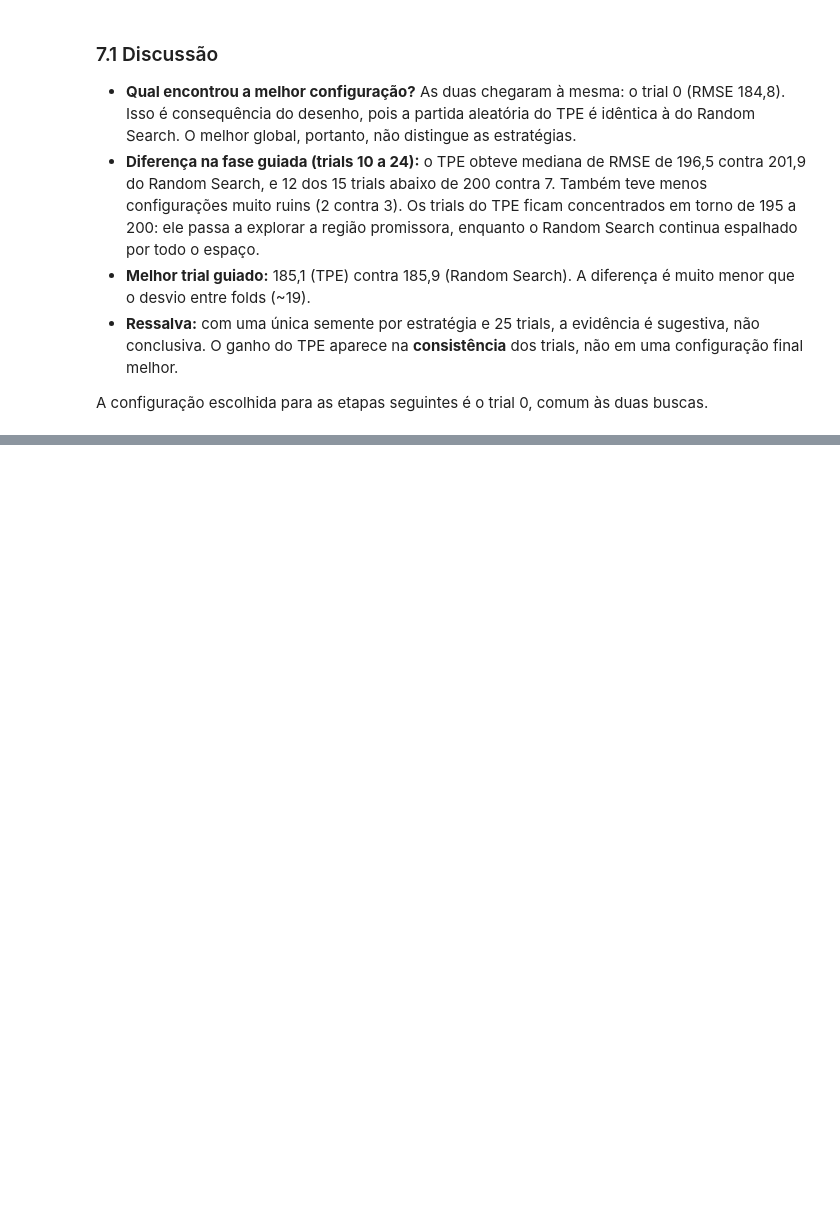
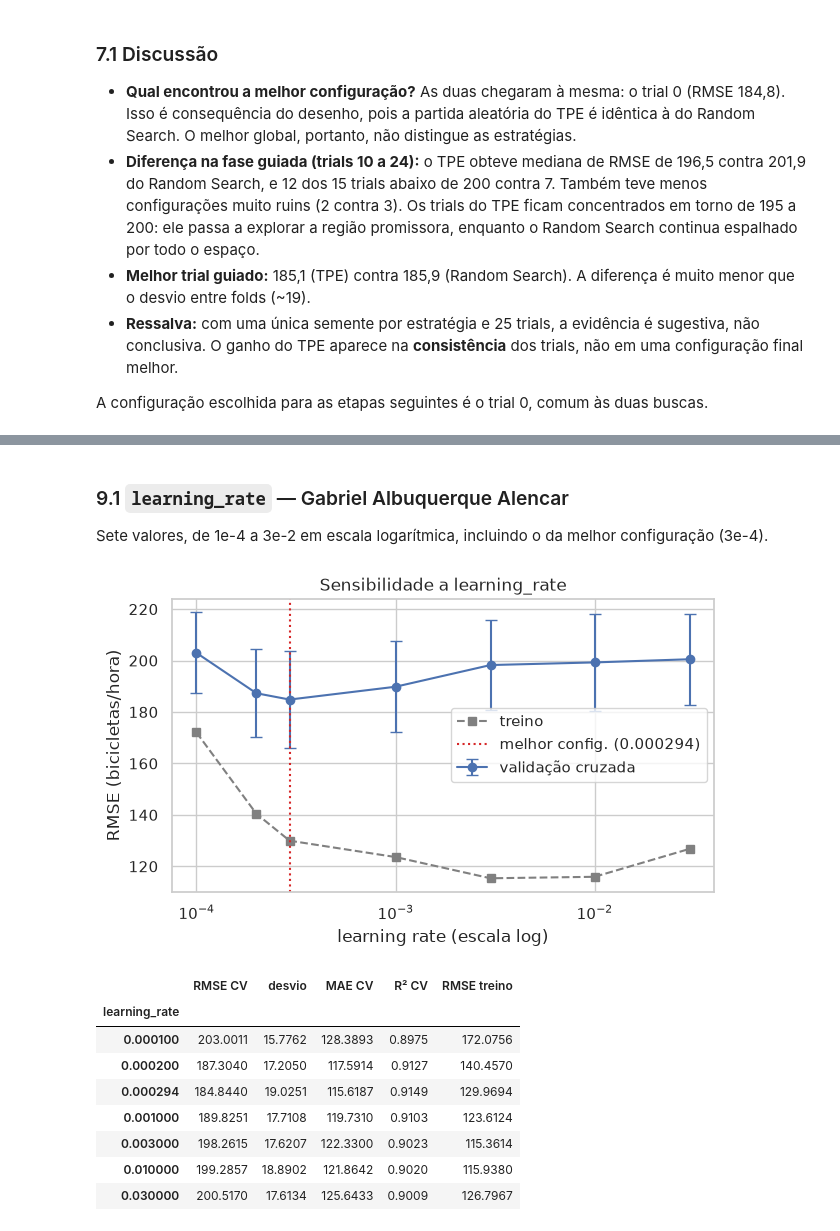
Before and after one commit to Gaalbu/Mlp-Som-Seoul-bike-renting, a Jupyter notebook: mlp_seoul_bike.ipynb, the cells around one changed output, grey strips where cells are left out. Saved outputs shown, nothing was run; the diff lists cells and outputs as text; code cells hidden in the pictures; blank space fills up the shorter version.

```diff
--- a/mlp_seoul_bike.ipynb
+++ b/mlp_seoul_bike.ipynb
@@ -595,0 +602,43 @@ A configuração escolhida para as etapas seguintes é o trial 0, comum às duas
+# %%
+BEST = dict(best_tpe.params)
+
+
+def sensitivity(param, values):
+    rows = []
+    for v in values:
+        r = cv_evaluate({**BEST, param: v})
+        rows.append({param: v, "RMSE CV": min(r["val_rmse"], NO_SKILL_RMSE), "desvio": r["val_rmse_std"],
+                     "MAE CV": r["val_mae"], "R² CV": r["val_r2"], "RMSE treino": r["train_rmse"]})
+    return pd.DataFrame(rows).set_index(param)
+
+
+def plot_sensitivity(table, param, xlabel, log_x=False):
+    fig, ax = plt.subplots(figsize=(7, 3.8))
+    ax.errorbar(table.index, table["RMSE CV"], yerr=table["desvio"], marker="o", capsize=4, label="validação cruzada")
+    ax.plot(table.index, table["RMSE treino"], marker="s", linestyle="--", color="gray", label="treino")
+    ax.axvline(BEST[param], color="tab:red", linestyle=":", label=f"melhor config. ({BEST[param]:.3g})")
+    if log_x:
+        ax.set_xscale("log")
+    ax.set(xlabel=xlabel, ylabel="RMSE (bicicletas/hora)", title=f"Sensibilidade a {param}")
+    ax.legend()
+    plt.show()
+# %% [markdown]
+### 9.1 `learning_rate` — Gabriel Albuquerque Alencar
+
+Sete valores, de 1e-4 a 3e-2 em escala logarítmica, incluindo o da melhor configuração (3e-4).
+# %%
+lr_values = [1e-4, 2e-4, 3e-4, 1e-3, 3e-3, 1e-2, 3e-2]
+lr_sens = sensitivity("learning_rate", [BEST["learning_rate"] if v == 3e-4 else v for v in lr_values])
+plot_sensitivity(lr_sens, "learning_rate", "learning rate (escala log)", log_x=True)
+lr_sens.round(4)
+# %% [output]
+[figure, added]
+|  | RMSE CV | desvio | MAE CV | R² CV | RMSE treino |
+| learning_rate |  |  |  |  |  |
+| 0.000100 | 203.0011 | 15.7762 | 128.3893 | 0.8975 | 172.0756 |
+| 0.000200 | 187.3040 | 17.2050 | 117.5914 | 0.9127 | 140.4570 |
+| 0.000294 | 184.8440 | 19.0251 | 115.6187 | 0.9149 | 129.9694 |
+| 0.001000 | 189.8251 | 17.7108 | 119.7310 | 0.9103 | 123.6124 |
+| 0.003000 | 198.2615 | 17.6207 | 122.3300 | 0.9023 | 115.3614 |
+| 0.010000 | 199.2857 | 18.8902 | 121.8642 | 0.9020 | 115.9380 |
+| 0.030000 | 200.5170 | 17.6134 | 125.6433 | 0.9009 | 126.7967 |
```
Also changed, not shown: parts of 20 cells of this notebook.
